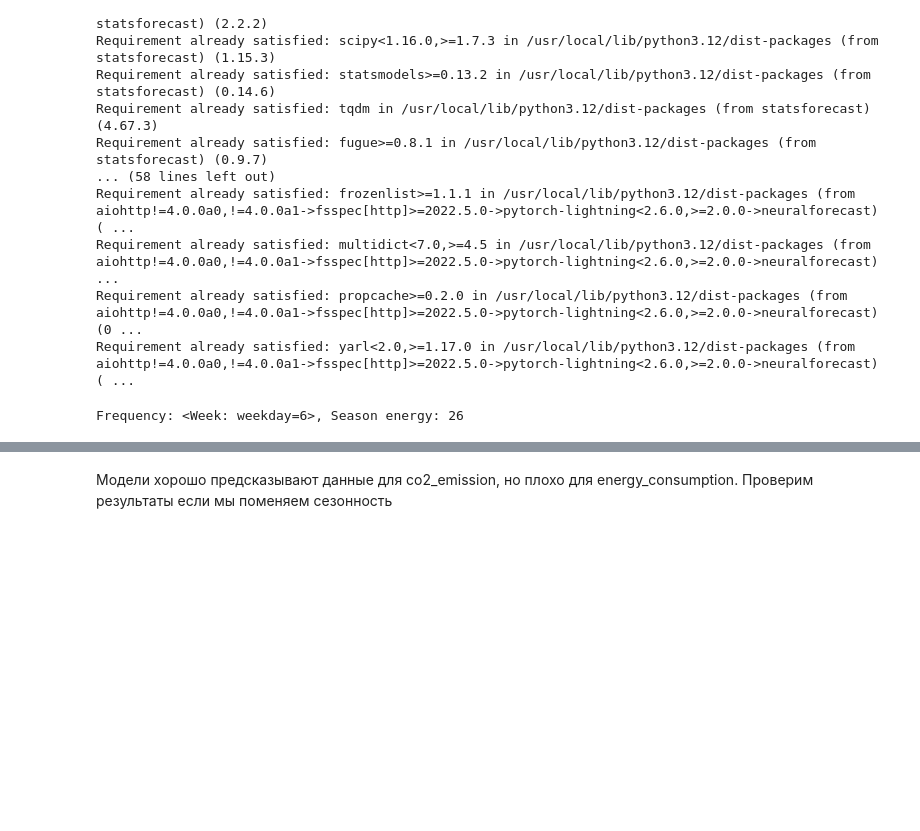
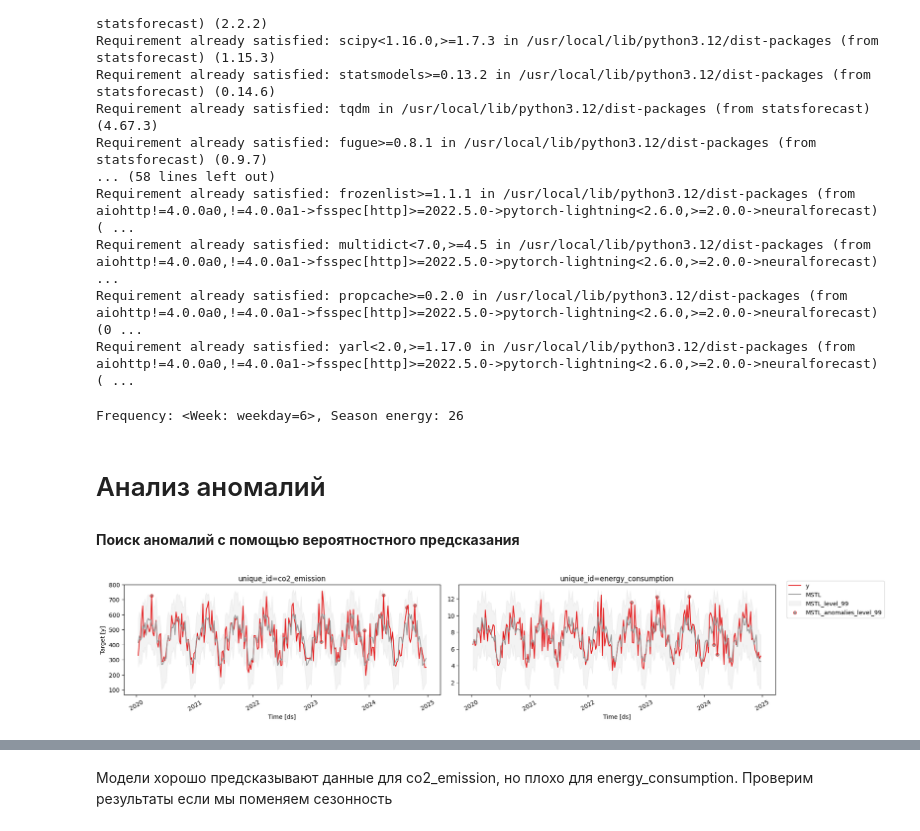
Before and after one commit to tvsmsa/melekhin-time-series, a Jupyter notebook: task_3_timeseries.ipynb, the cells around one changed output, grey strips where cells are left out. Cells and saved outputs as stored; diff of their text form; code cells hidden in the pictures; blank space fills up the shorter version.

```diff
--- a/task_3_timeseries.ipynb
+++ b/task_3_timeseries.ipynb
@@ -75,3 +73,30 @@ SEASON = 26
 print(f"Frequency: {FREQ}, Season energy: {SEASON}")
 # %% [output]
 Frequency: <Week: weekday=6>, Season energy: 26
+# %% [markdown]
+# Анализ аномалий
+# %% [markdown]
+**Поиск аномалий с помощью вероятностного предсказания**
+# %%
+from statsforecast.models import MSTL
+from statsforecast import StatsForecast
+
+levels = [99]
+models = [MSTL(season_length=[SEASON], alias='MSTL')]
+alias = [x.alias for x in models]
+
+sf = StatsForecast(
+    models=models,
+    freq=FREQ,
+)
+
+fcst = sf.forecast(df=df_train, h=FH, level=levels, fitted=True)
+
+insample_forecasts = sf.forecast_fitted_values().drop(columns=['y'])
+
+res_df = panel_df.merge(pd.concat([insample_forecasts,fcst],), on=['unique_id', 'ds'], how='left')
+res_df = res_df.drop(columns=['humidity', 'urban_population',	'energy_price'],)
+
+plot_series(forecasts_df=res_df, level=levels, plot_anomalies=True, palette='Set1')
+# %% [output]
+[figure, added]
```
Also changed, not shown: parts of 20 cells of this notebook.
